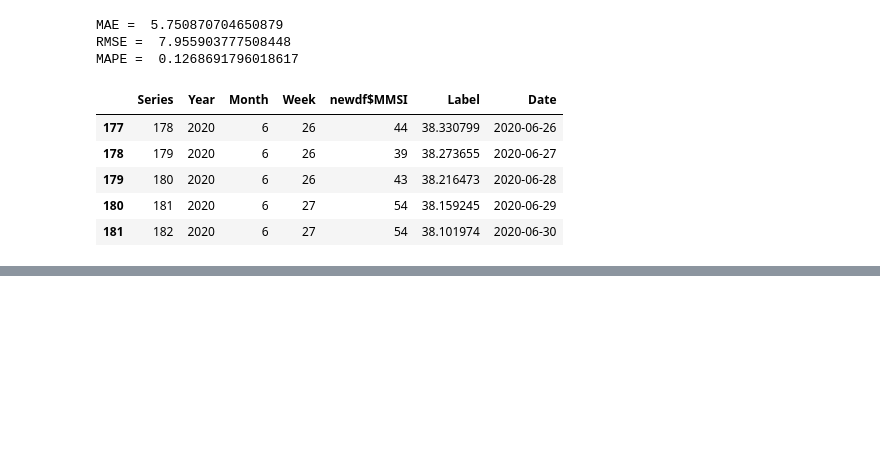
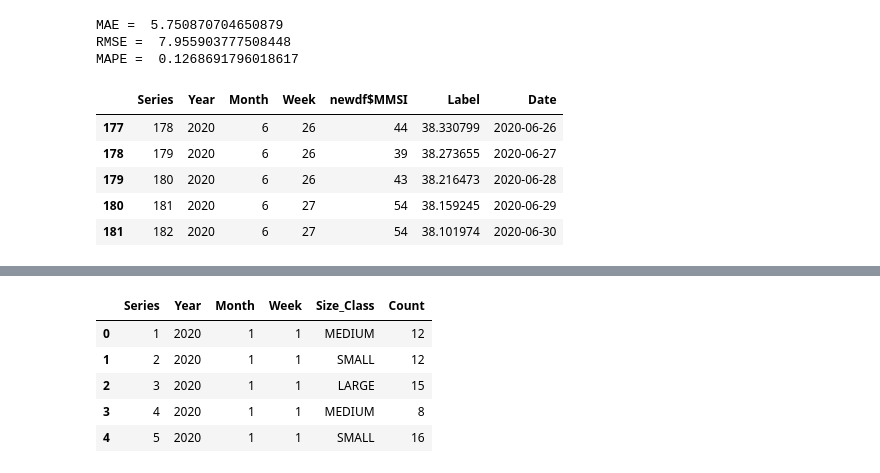
Before and after one commit to abhisekdey12/python_codes, a Jupyter notebook: Capstone.ipynb, the cells around one changed output, grey strips where cells are left out. Cells and saved outputs as stored; diff of their text form; code cells hidden in the pictures; blank space fills up the shorter version.

```diff
--- a/Capstone.ipynb
+++ b/Capstone.ipynb
@@ -204,0 +211,3 @@ files.download('output.csv')
+# %%
+from google.colab import files
+uploaded = files.upload()
@@ -204,0 +242,9 @@ files.download('output.csv')
+# %%
+data.head()
+# %% [output]
+|  | Series | Year | Month | Week | Size_Class | Count |
+| 0 | 1 | 2020 | 1 | 1 | MEDIUM | 12 |
+| 1 | 2 | 2020 | 1 | 1 | SMALL | 12 |
+| 2 | 3 | 2020 | 1 | 1 | LARGE | 15 |
+| 3 | 4 | 2020 | 1 | 1 | MEDIUM | 8 |
+| 4 | 5 | 2020 | 1 | 1 | SMALL | 16 |
```
Also changed, not shown: parts of 15 cells of this notebook.
